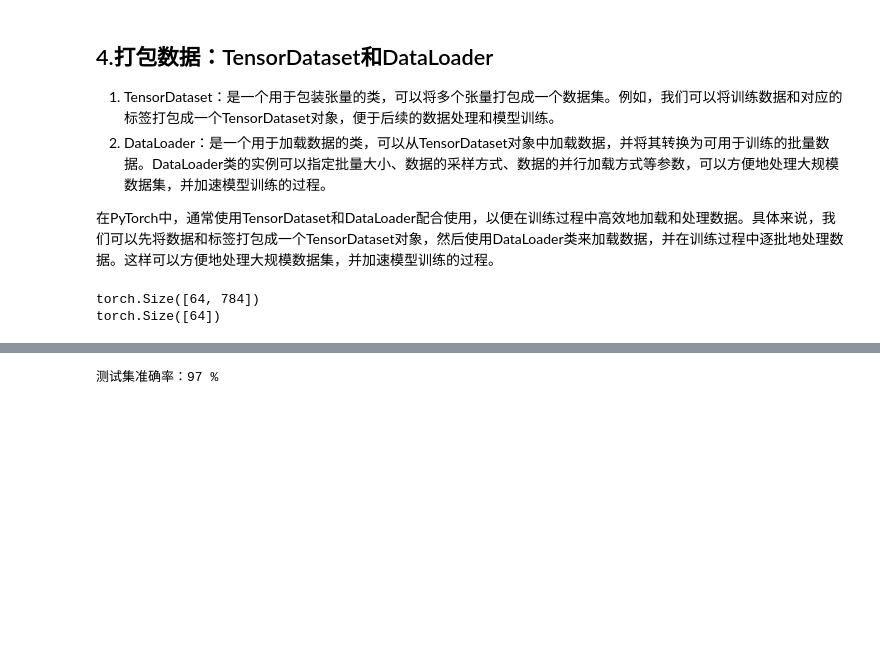
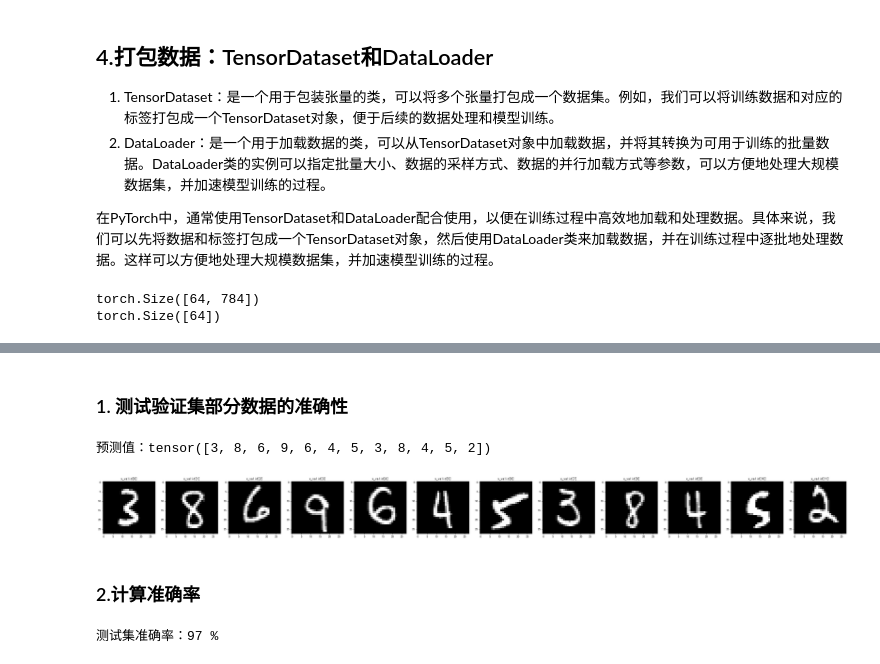
Before and after one commit to erictochen/AI-Learning-Recipe, a Jupyter notebook: case/cn/1.handwritten_digit_classification.ipynb, the cells around one changed output, grey strips where cells are left out. Cells and saved outputs as stored; diff of their text form; code cells hidden in the pictures; blank space fills up the shorter version.

```diff
--- a/case/cn/1.handwritten_digit_classification.ipynb
+++ b/case/cn/1.handwritten_digit_classification.ipynb
@@ -11,7 +11,7 @@ import pickle
 import gzip
 from pathlib import Path
 
-DATA_PATH = Path("../data")
+DATA_PATH = Path("../../data")
 PATH = DATA_PATH / "mnist"
 FILENAME = "mnist.pkl.gz"
 
@@ -200,7 +205,7 @@ def loss_batch(model, loss_func, xb, yb, opt=None):
 
     if opt is not None: # 更新模型参数
         loss.backward() # 更新梯度
-        opt.step() # 更新
+        opt.step() # 执行更新
         opt.zero_grad() # 单次更新完梯度置0 每次迭代独立去操作
 
     return loss.item(), len(xb)
@@ -208,7 +213,7 @@ def loss_batch(model, loss_func, xb, yb, opt=None):
 # 训练
 def fit(steps, model, loss_func, opt, train_dl, valid_dl):
     """
-        steps 迭代多少次
+        steps 迭代次数
         model 模型
         loss_func 损失函数
         opt 优化器
@@ -233,5 +238,5 @@ def fit(steps, model, loss_func, opt, train_dl, valid_dl):
 train_dl, valid_dl = get_data(train_ds, valid_ds, bs) # 数据
 model, opt = get_model() # 模型
 loss_func = F.cross_entropy # 损失函数 = 交叉熵
-fit(30, model, loss_func, opt, train_dl, valid_dl)
+fit(20, model, loss_func, opt, train_dl, valid_dl)
 # %% [output]
@@ -255 +266,22 @@ fit(30, model, loss_func, opt, train_dl, valid_dl)
+# %% [markdown]
+### 1. 测试验证集部分数据的准确性
+# %%
+# 绘制出验证集前12个28*28矩阵对应的灰度图片
+fig, ax = plt.subplots(1, 12, figsize=(48, 4))
+for i in range(12):
+    ax[i].imshow(x_valid[i].reshape((28, 28)), cmap='gray')
+    ax[i].set_title(f'x_valid[{i}]')
+
+
+# 打印部分模型预测数据
+for xb, _ in valid_dl:
+    outputs = model(xb)
+    _, predicted = torch.max(outputs.data, 1) # 最大值和索引
+    print(f"预测值：{predicted[:12]}" )
+    break
+# %% [output]
+预测值：tensor([3, 8, 6, 9, 6, 4, 5, 3, 8, 4, 5, 2])
+[figure, added]
+# %% [markdown]
+### 2.计算准确率
 # %%
```
Also changed, not shown: parts of 9 cells of this notebook, 2 other files.
